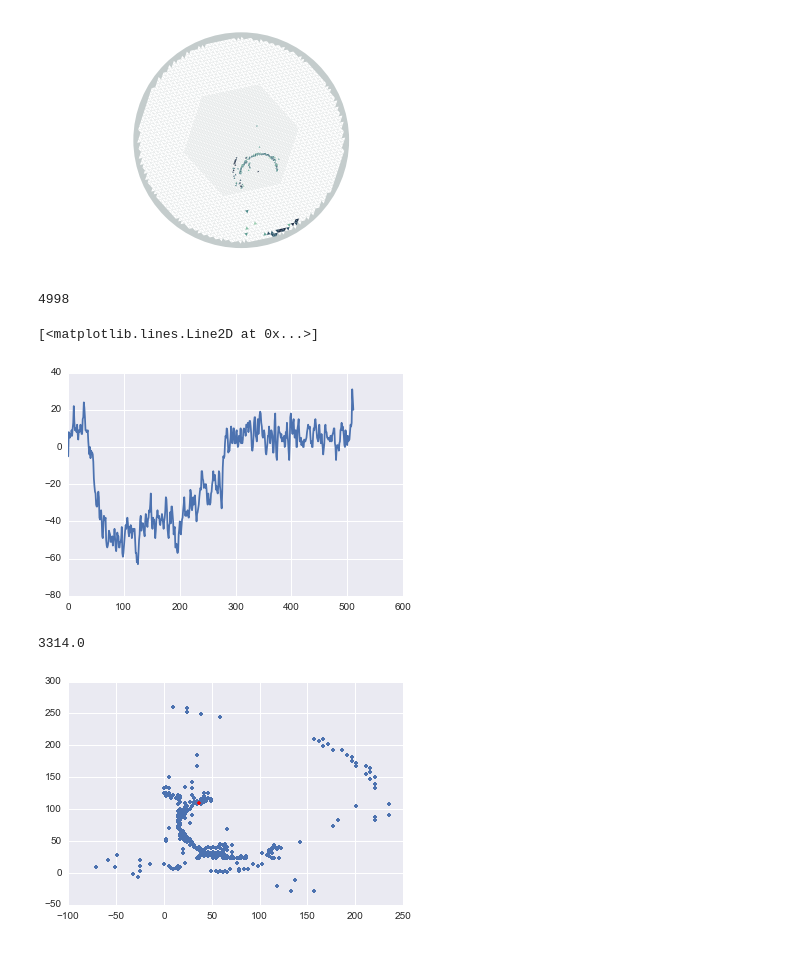
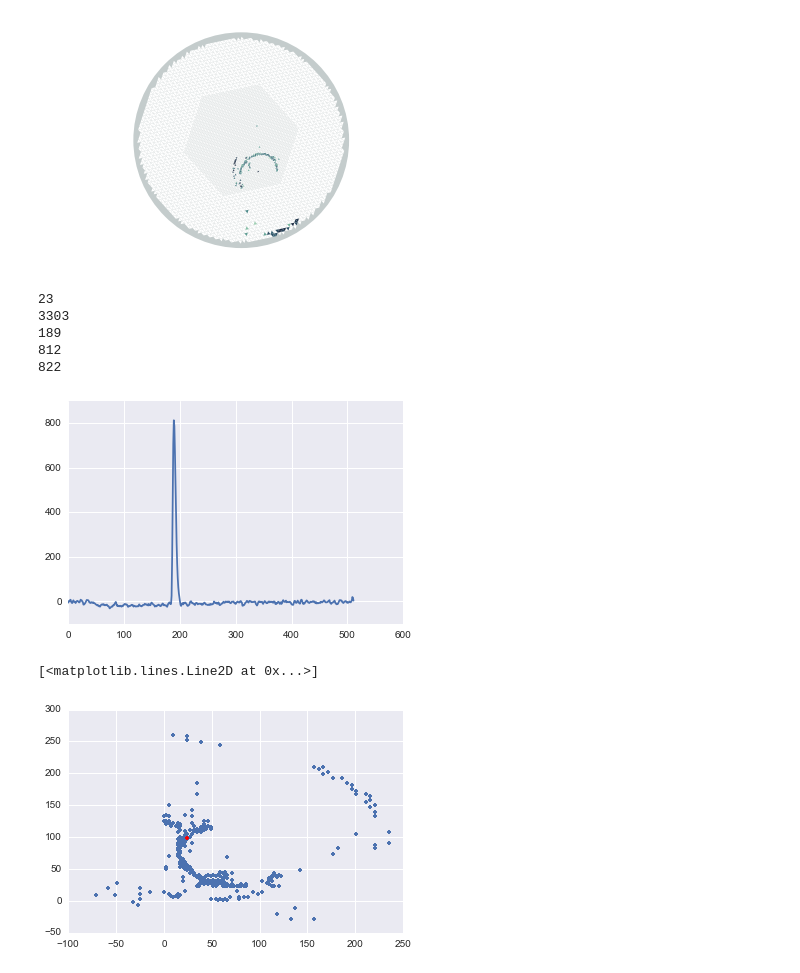
Before and after one commit to mpkuchera/ATTPC_peaks, a Jupyter notebook: peak_finding.ipynb, the cells around one changed output. Cells and saved outputs as stored; diff of their text form; code cells hidden in the pictures.

```diff
--- a/peak_finding.ipynb
+++ b/peak_finding.ipynb
@@ -26,20 +26,44 @@ pytpc.pad_plot(evt.hits(),pads=pytpc.generate_pad_plane(-108*pytpc.constants.deg
 [figure]
 # %%
 j = 1
-# %%
-print(evt.traces['pad'][j])
-plt.plot(evt.traces['data'][j].T);
-#plt.plot(xyz[1,0],xyz[1,1],'.');
-# %% [output]
-4998
-[<matplotlib.lines.Line2D at 0x...>]
-[figure, removed]
+# %%
+print(j)
+pad = evt.traces['pad'][j]
+print(evt.traces['pad'][j])
+plt.plot(evt.traces['data'][j].T);
+max = np.amax(evt.traces['data'][j].T)
+bin = np.argmax(evt.traces['data'][j].T)
+print(bin)
+base = evt.traces['data'][j][bin-10].T
+charge = max - base
+print(max)
+print(charge)
+#print(evt.traces['data'][j].T)
+#plt.plot(xyz[1,0],xyz[1,1],'.');
+#evt.traces['pad'].index('4998')
+#xyz[:,-1].index('4998')
+#np.in1d(xyz[:,-1],'4998')
+ix = np.in1d(xyz[:,4],pad)
+#print(np.where(ix))
+hit = xyz[ix]
+
+#print(good)
+#print(xyz[:,4])
+#print(np.where(evt.traces['pad']==4998))
+#print(xyz[4998,-1])
+# %% [output]
+23
+3303
+189
+812
+822
+[figure, added]
 # %%
-plt.plot(xyz[:,0],xyz[:,1],'.')
-plt.plot(xyz[j,0],xyz[j,1],'r.');
-print(xyz[j,-1])
+plt.plot(xyz[:,0],xyz[:,1],'.');
+plt.plot(hit[:,0],hit[:,1],'r.')
+#print(hit[:,-1])
 # %% [output]
-3314.0
+[<matplotlib.lines.Line2D at 0x...>]
 [figure]
 # %%
 j = j+1
```
